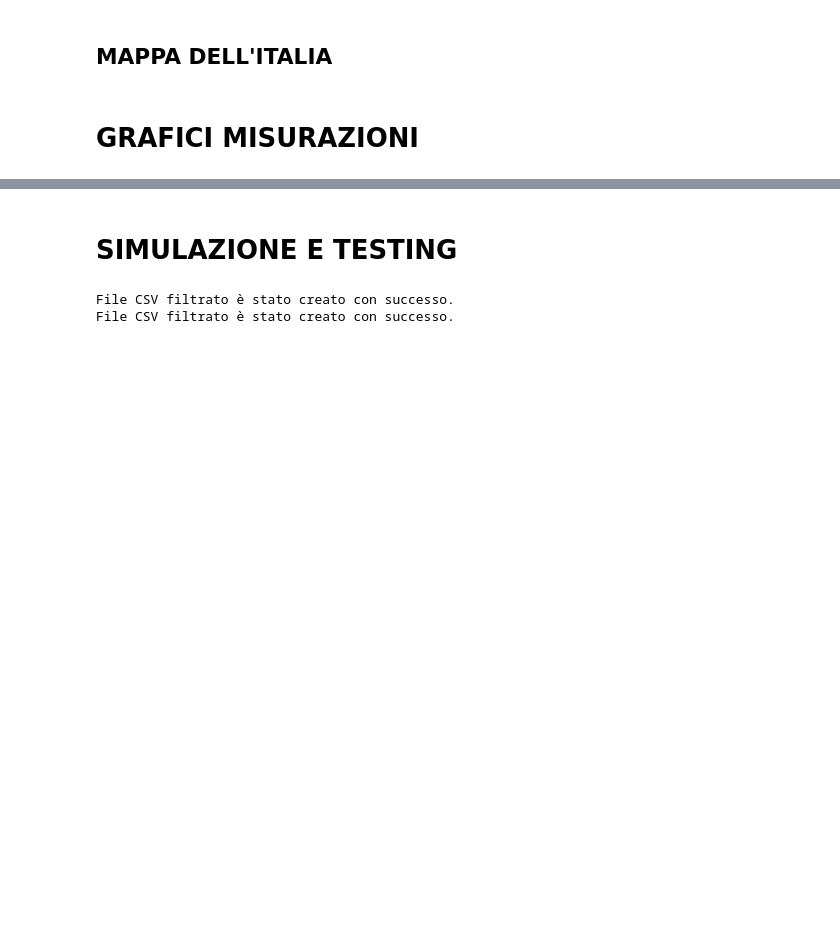
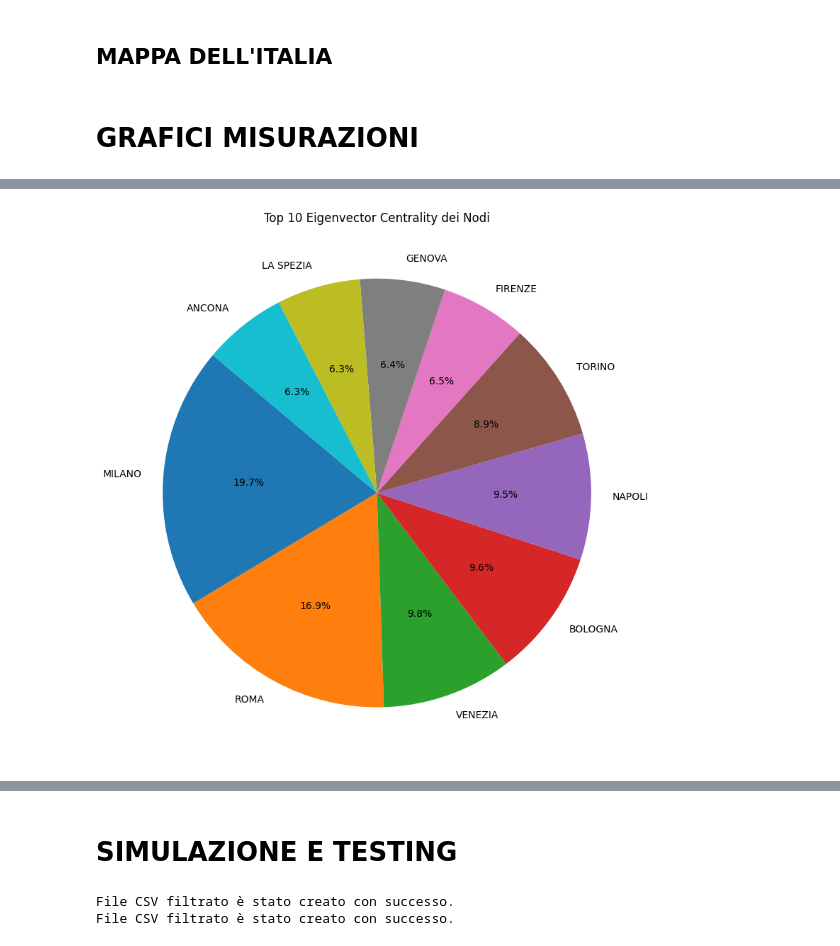
Before and after one commit to riccardospini98/sna, a Jupyter notebook: progetto/analysis.ipynb, the cells around one changed output, grey strips where cells are left out. Drawn from its saved outputs; the diff is of its cells as text; code cells hidden in the pictures; blank space fills up the shorter version.

```diff
--- a/progetto/analysis.ipynb
+++ b/progetto/analysis.ipynb
@@ -297,17 +262,16 @@ plt.show()
 # %%
-# Calcola la degree centrality per ogni nodo
-degree_centrality = nx.degree_centrality(G)
-
 # Ordina i nodi per eigenvector centrality e prendi i primi 10
 top_nodes_eigenvector = sorted(eigenvector_centrality.items(), key=lambda x: x[1], reverse=True)[:10]
 nodes_eigenvector = [node for node, _ in top_nodes_eigenvector]
 centrality_values_eigenvector = [value for _, value in top_nodes_eigenvector]
 
 # Plot a pie chart
 plt.figure(figsize=(8, 8))
 plt.pie(centrality_values_eigenvector, labels=nodes_eigenvector, autopct='%1.1f%%', startangle=140)
 plt.title('Top 10 Eigenvector Centrality dei Nodi')
 plt.axis('equal')
 plt.tight_layout()
 plt.show()
+# %% [output]
+[figure, added]
 # %%
```
Also changed, not shown: parts of 15 cells of this notebook, 2 other files.
